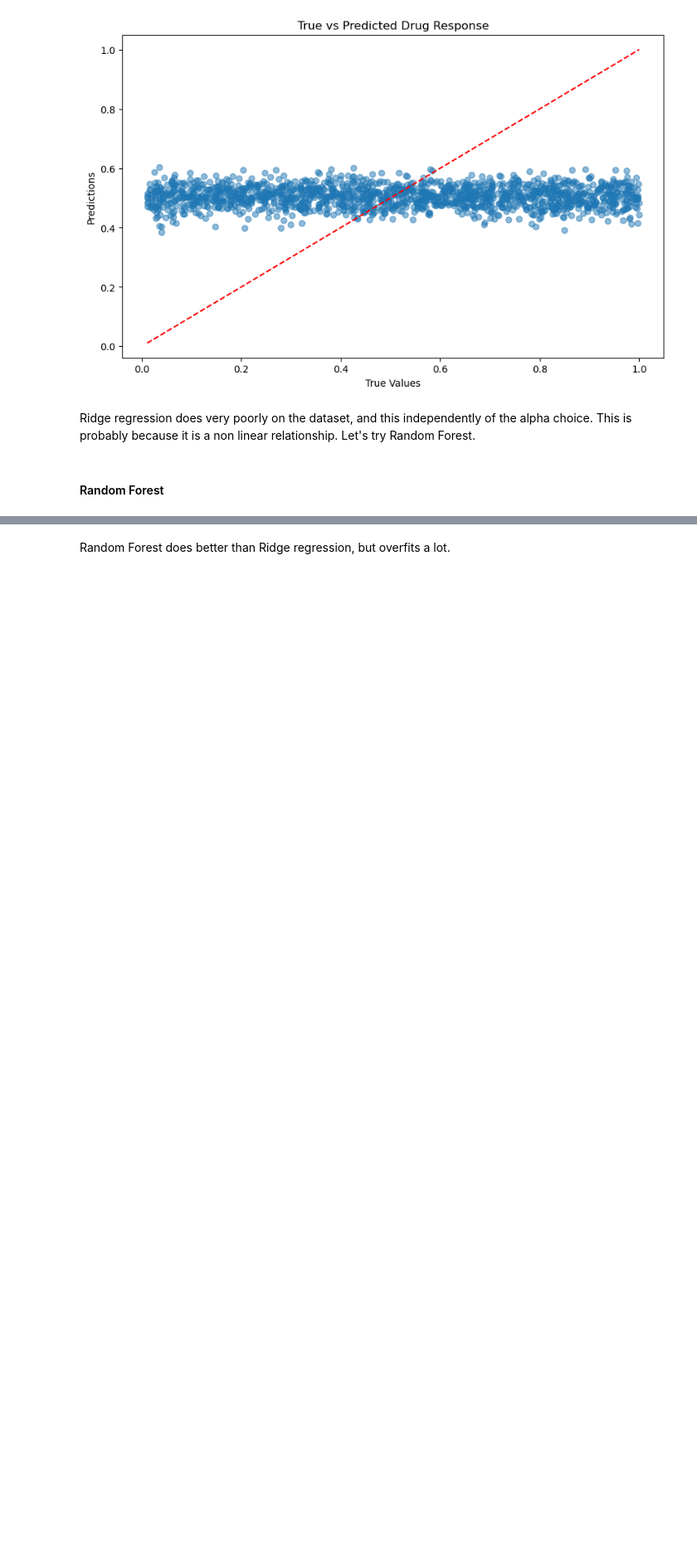
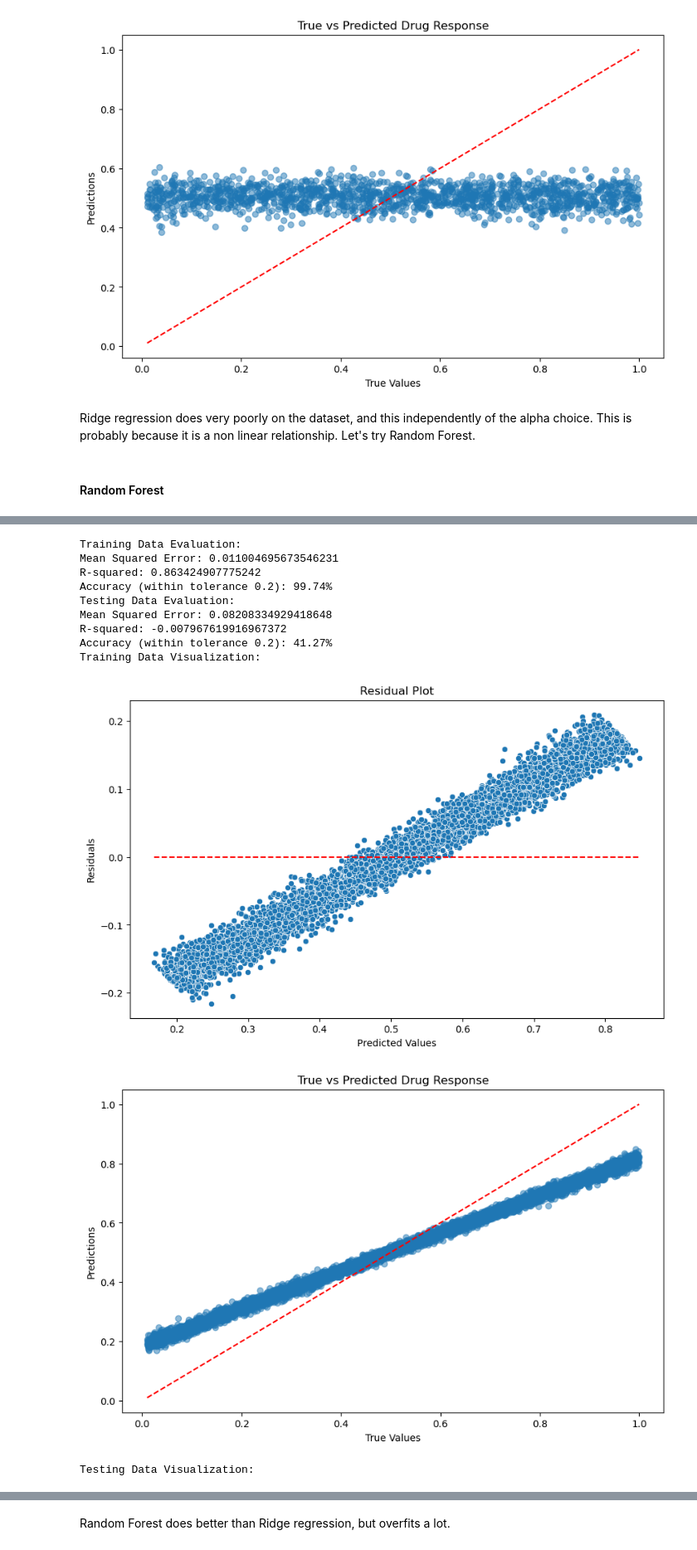
Before and after one commit to riannacampbell/drug_response_project, a Jupyter notebook: alice_models.ipynb, the cells around one changed output, grey strips where cells are left out. Shown at 83% size. Saved outputs shown, nothing was run; the diff lists cells and outputs as text; code cells hidden in the pictures; blank space fills up the shorter version.

```diff
--- a/alice_models.ipynb
+++ b/alice_models.ipynb
@@ -138,0 +173,35 @@ mseuracy (within tolerance 0.1): 20.93%
+# %%
+# Initialize the Random Forest Regressor
+rf_model = RandomForestRegressor(n_estimators=1000, random_state=42)
+
+# Fit the model on the training data
+rf_model.fit(X_train, y_train)
+
+# Make predictions on the testing data
+y_pred_train = rf_model.predict(X_train)
+y_pred_test = rf_model.predict(X_test)
+
+# Evaluate the model
+print("Training Data Evaluation:")
+evaluate_model(np.array(y_train).flatten(), y_pred_train, tolerance=0.2)
+print("Testing Data Evaluation:")
+evaluate_model(np.array(y_test).flatten(), y_pred_test, tolerance=0.2)
+
+# Visualize the predictions
+print("Training Data Visualization:")
+visualize_predictions(np.array(y_train).flatten(), np.array(y_pred_train).flatten())
+print("Testing Data Visualization:")
+visualize_predictions(np.array(y_test).flatten(), np.array(y_pred_test).flatten())
+# %% [output]
+Training Data Evaluation:
+Mean Squared Error: 0.011004695673546231
+R-squared: 0.863424907775242
+Accuracy (within tolerance 0.2): 99.74%
+Testing Data Evaluation:
+Mean Squared Error: 0.08208334929418648
+R-squared: -0.007967619916967372
+Accuracy (within tolerance 0.2): 41.27%
+Training Data Visualization:
+[figure, added]
+[figure, added]
+Testing Data Visualization:
```
Also changed, not shown: parts of 25 cells of this notebook, 1 other file.
